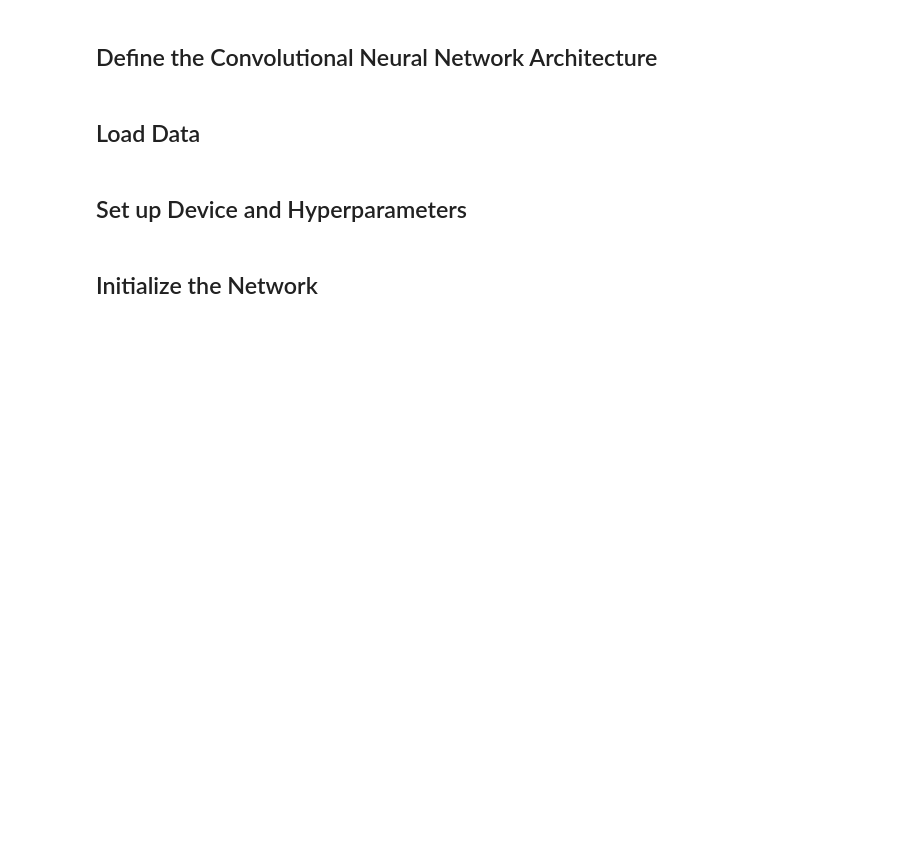
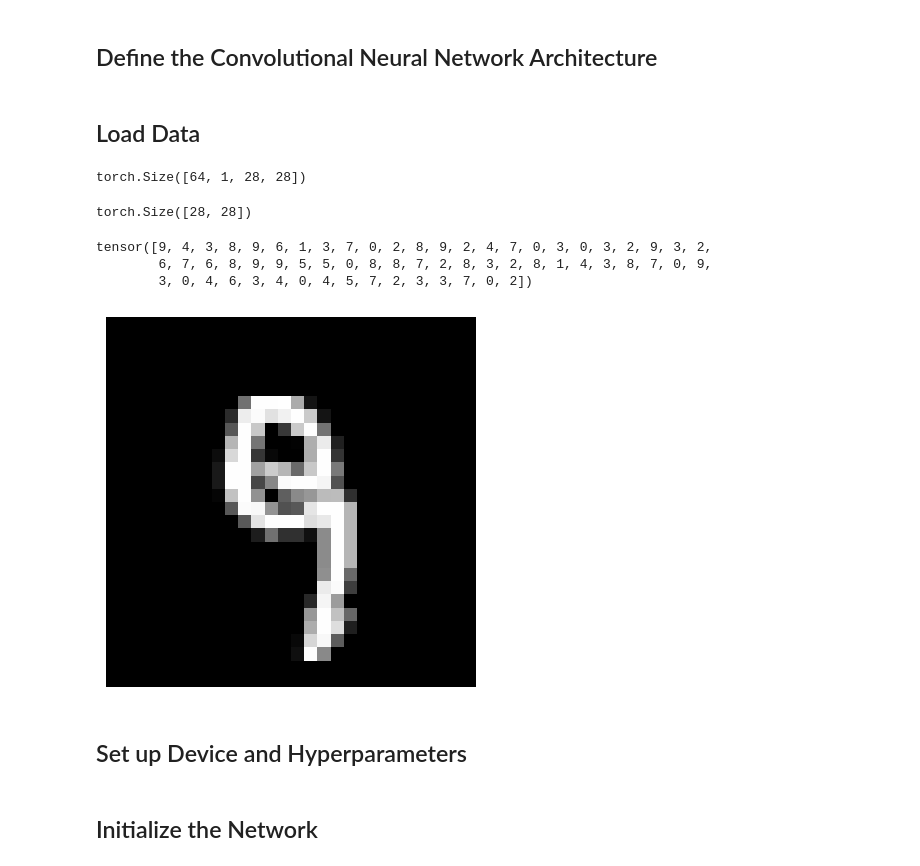
Before and after one commit to beppe2hd/AdsumMachineLearning, a Jupyter notebook: Code/03_CNN.ipynb, the cells around one changed output. Drawn from its saved outputs; the diff is of its cells as text; code cells hidden in the pictures; blank space fills up the shorter version.

```diff
--- a/Code/03_CNN.ipynb
+++ b/Code/03_CNN.ipynb
@@ -61,6 +61,31 @@ train_loader = DataLoader(dataset=train_dataset, batch_size=batch_size, shuffle=
 
 test_dataset = datasets.MNIST(root="dataset/", download=True, train=False, transform=transforms.ToTensor())
 test_loader = DataLoader(dataset=test_dataset, batch_size=batch_size, shuffle=True)
+# %%
+images_batch, labels_batch = next(iter(train_loader))
+# %%
+images_batch.shape
+# %% [output]
+torch.Size([64, 1, 28, 28])
+# %%
+images_batch[0,:,:,:].squeeze().shape
+# %% [output]
+torch.Size([28, 28])
+# %%
+labels_batch
+# %% [output]
+tensor([9, 4, 3, 8, 9, 6, 1, 3, 7, 0, 2, 8, 9, 2, 4, 7, 0, 3, 0, 3, 2, 9, 3, 2,
+        6, 7, 6, 8, 9, 9, 5, 5, 0, 8, 8, 7, 2, 8, 3, 2, 8, 1, 4, 3, 8, 7, 0, 9,
+        3, 0, 4, 6, 3, 4, 0, 4, 5, 7, 2, 3, 3, 7, 0, 2])
+# %%
+import matplotlib.pyplot as plt
+
+b = images_batch[4,:,:,:].squeeze().numpy()
+plt.imshow(b, cmap='gray')
+plt.axis('off')
+plt.show()
+# %% [output]
+[figure, added]
 # %% [markdown]
 ## Set up Device and Hyperparameters
 # %%
```
Also changed, not shown: parts of 25 cells of this notebook.
